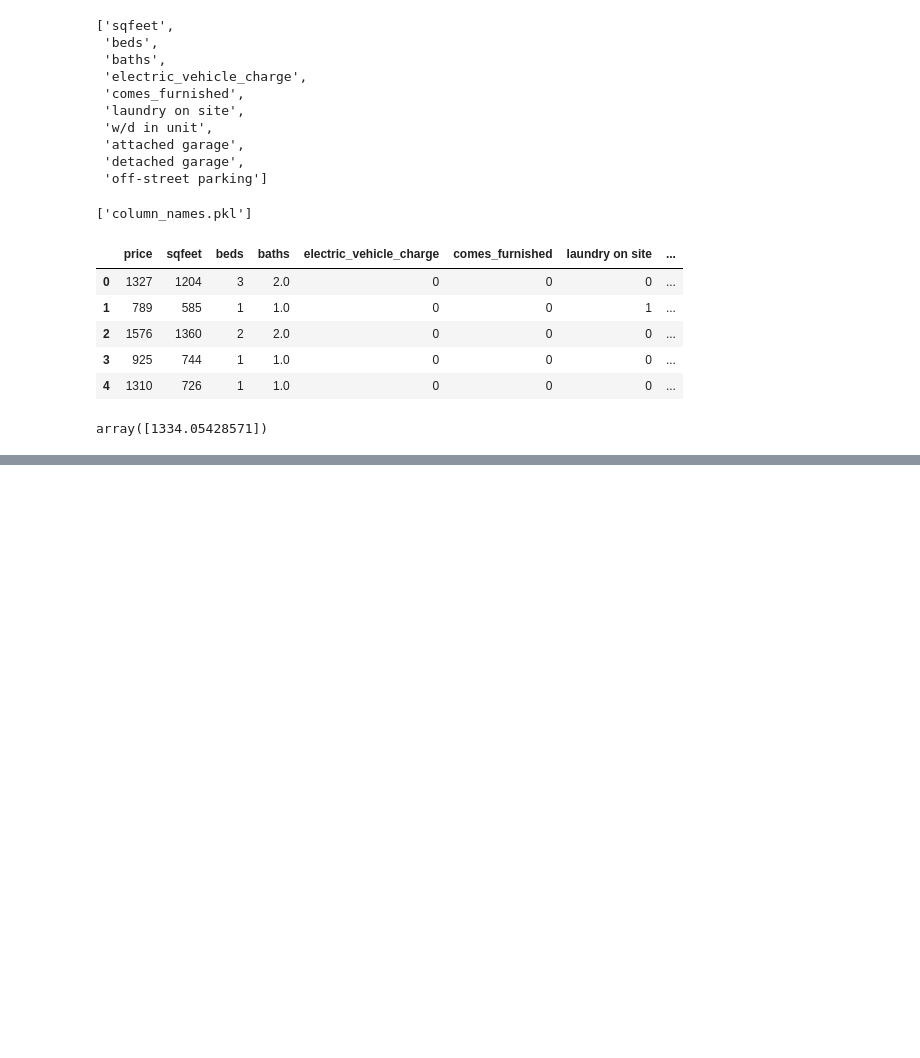
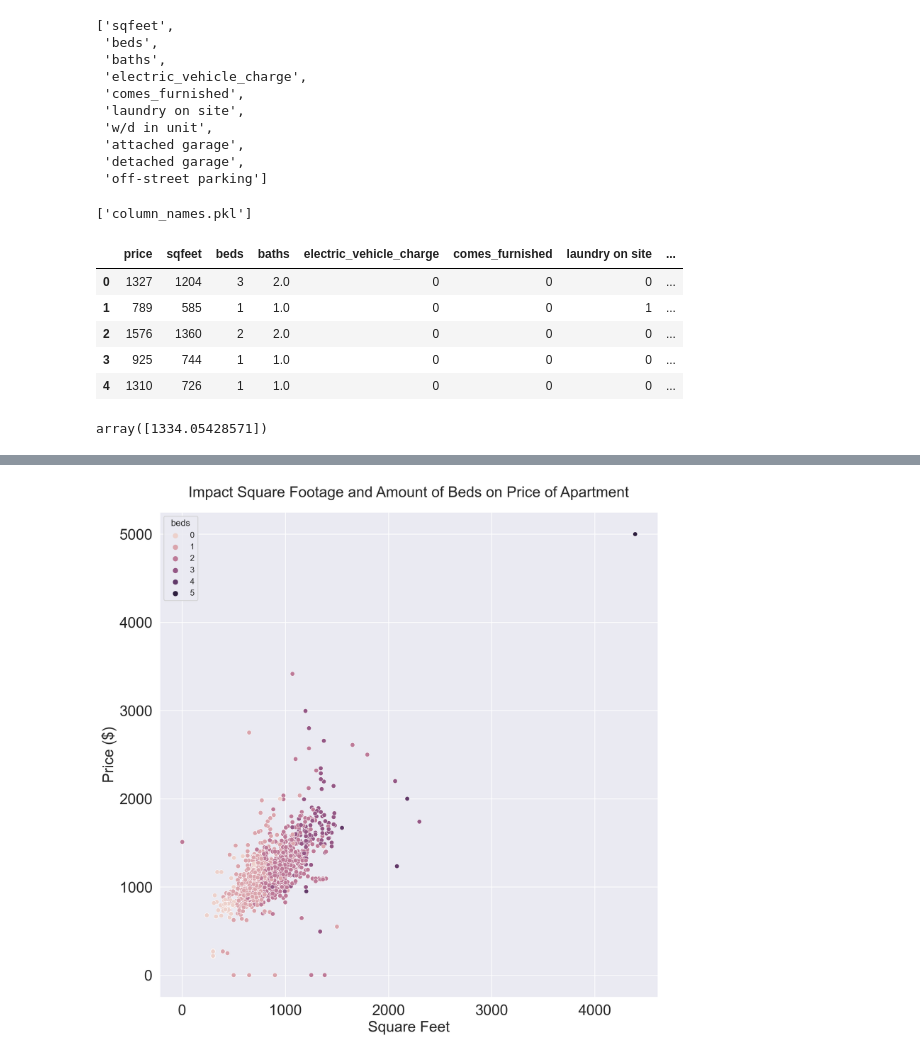
Before and after one commit to CKHarrison/phoenix-rent-predictor, a Jupyter notebook: housing.ipynb, the cells around one changed output, grey strips where cells are left out. Cells and saved outputs as stored; diff of their text form; code cells hidden in the pictures; blank space fills up the shorter version.

```diff
--- a/housing.ipynb
+++ b/housing.ipynb
@@ -1623,0 +1673,11 @@ array([1334.05428571])
+# %%
+plt.figure(figsize=(12,12), dpi=200)
+sns.scatterplot(data=small_df, x=small_df['sqfeet'], y=small_df['price'], hue='beds');
+plt.title('Impact Square Footage and Amount of Beds on Price of Apartment', fontsize=20, pad=20)
+plt.yticks(fontsize=20)
+plt.xticks(fontsize=20)
+plt.ylabel('Price ($)', fontsize=20)
+plt.xlabel('Square Feet', fontsize=20)
+plt.savefig('../capstone/images/sqfeet_price.png')
+# %% [output]
+[figure, added]
```
Also changed, not shown: parts of 12 cells of this notebook, 13 other files.
